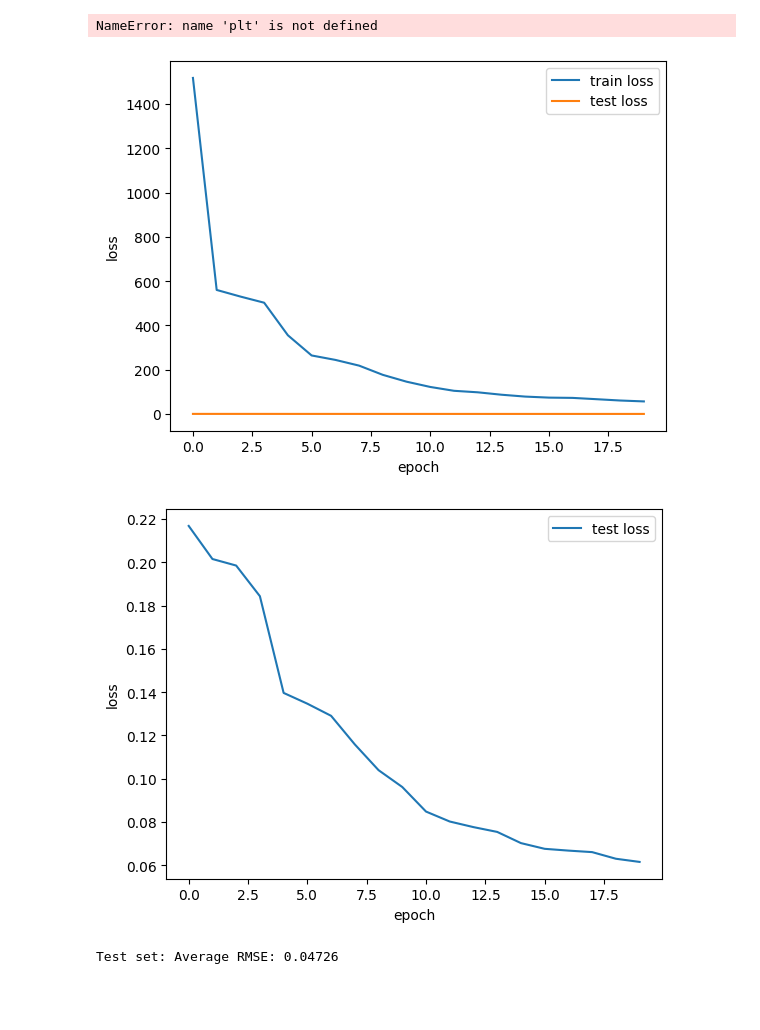
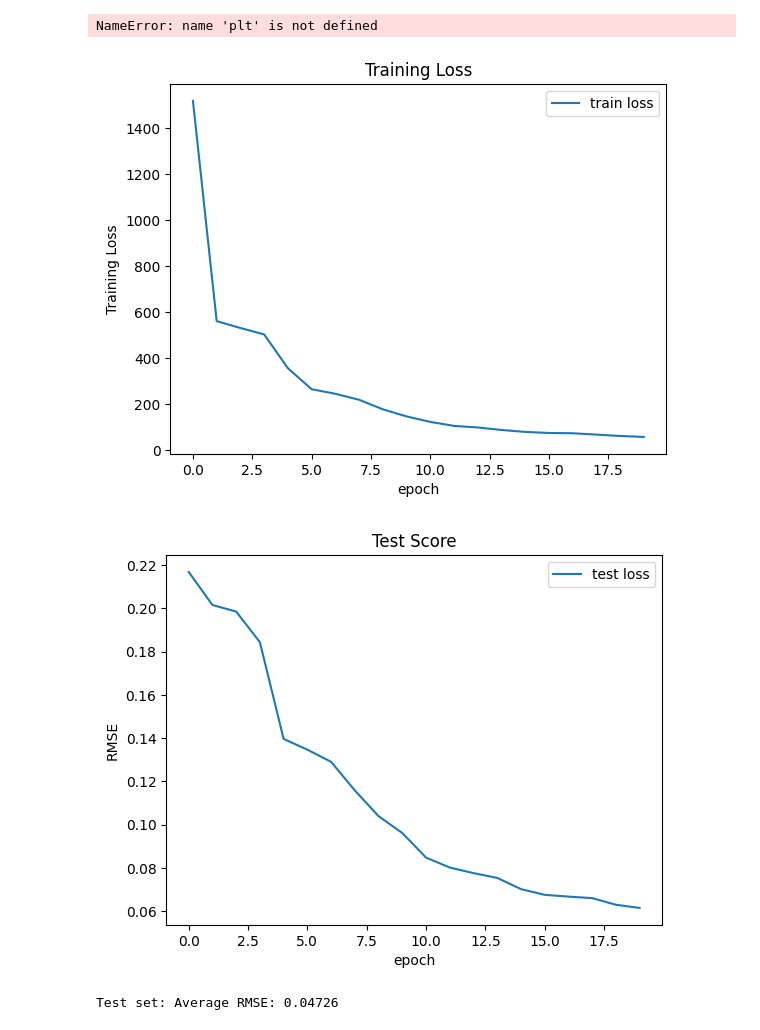
Before and after one commit to PengfanZ/intro-to-ml-project, a Jupyter notebook: ml_project.ipynb, the cells around one changed output. Saved outputs shown, nothing was run; the diff lists cells and outputs as text; code cells hidden in the pictures; blank space fills up the shorter version.

Commit message:
two graphs

```diff
--- a/ml_project.ipynb
+++ b/ml_project.ipynb
@@ -354,21 +346,22 @@ NameError: name 'plt' is not defined
 # %%
 import matplotlib.pyplot as plt
 plt.plot(x_epoch, train_loss, label='train loss')
-plt.plot(x_epoch, test_loss, label='test loss')
+plt.title('Training Loss')
 plt.xlabel('epoch')
-plt.ylabel('loss')
+plt.ylabel('Training Loss')
 plt.legend()
 plt.show()
 # %% [output]
-[figure, old version]
+[figure, new version]
 # %%
 plt.plot(x_epoch, test_loss, label='test loss')
+plt.title('Test Score')
 plt.xlabel('epoch')
-plt.ylabel('loss')
+plt.ylabel('RMSE')
 plt.legend()
 plt.show()
 # %% [output]
-[figure, old version]
+[figure, new version]
 # %%
 test(model_cnn)
 # %% [output]
```
Also changed, not shown: parts of 1 cell of this notebook.
